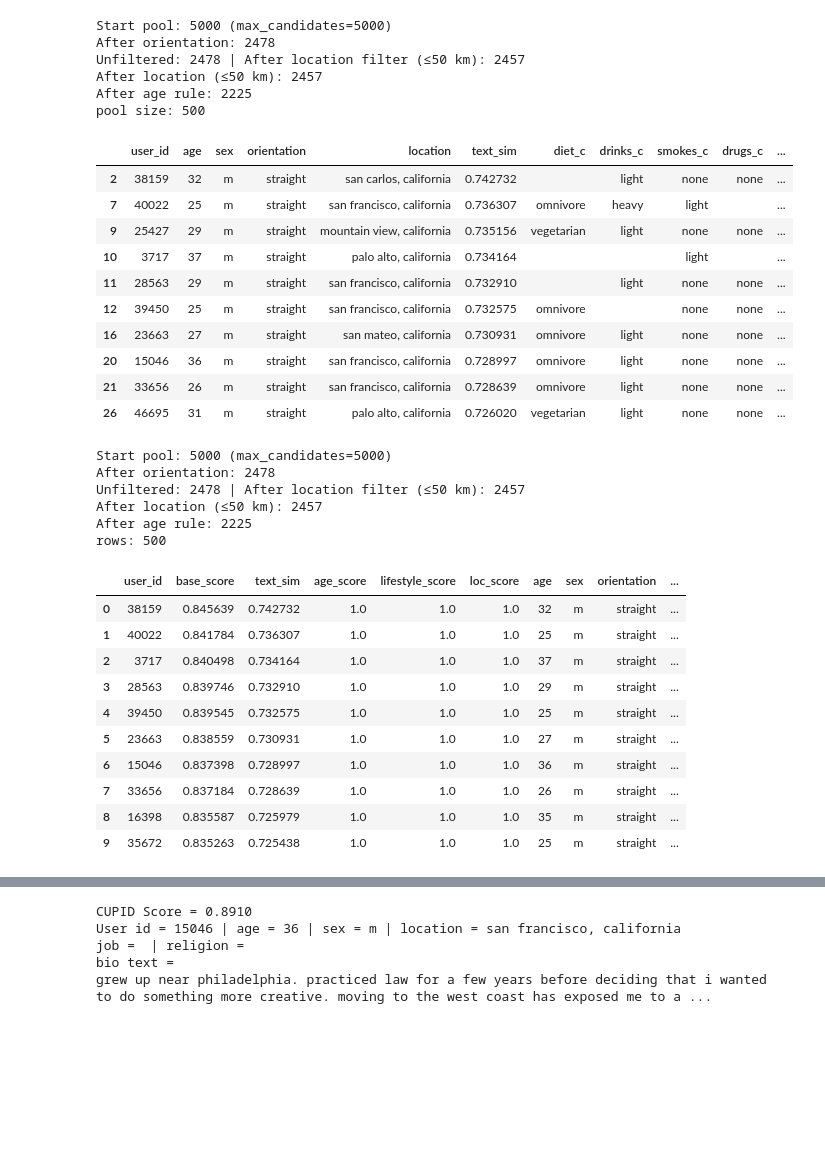
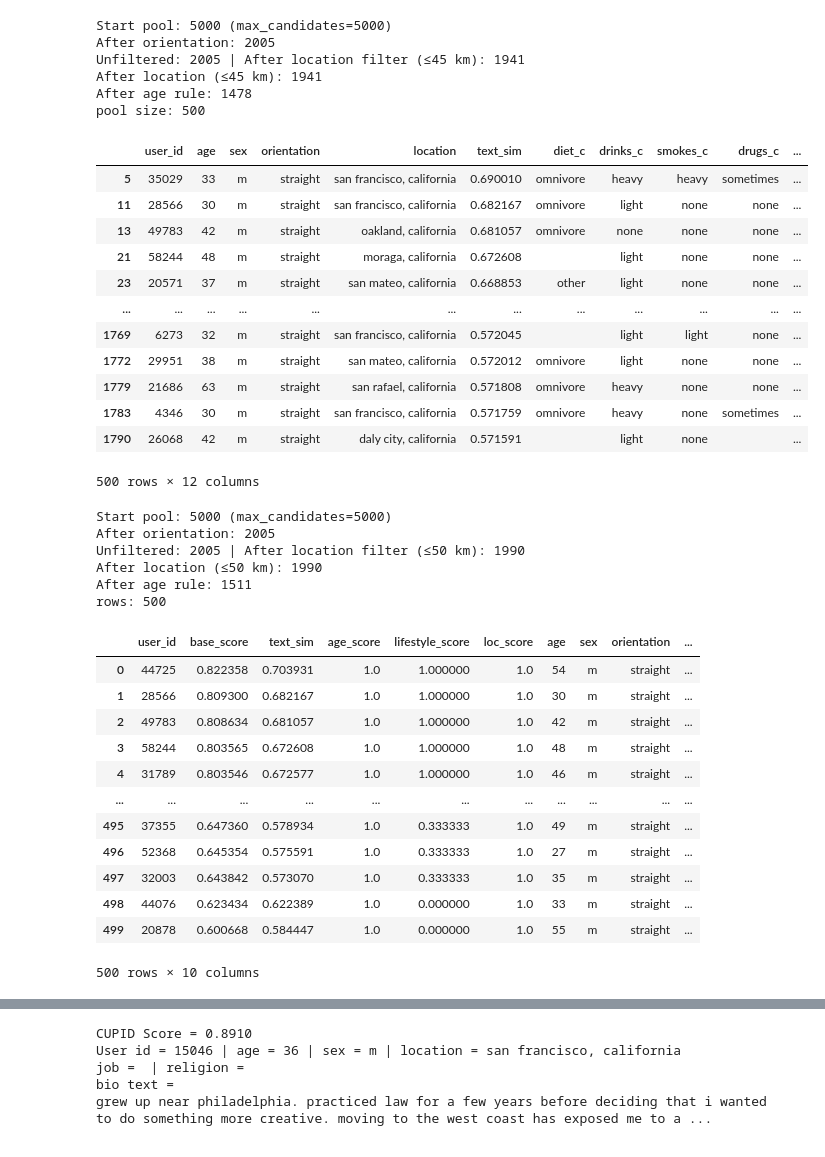
Before and after one commit to KrishaVeera/Decoding-the-Dating-Game, a Jupyter notebook: Custom_Dating_Model.ipynb, the cells around one changed output, grey strips where cells are left out. Cells and saved outputs as stored; diff of their text form; code cells hidden in the pictures; blank space fills up the shorter version.

```diff
--- a/Custom_Dating_Model.ipynb
+++ b/Custom_Dating_Model.ipynb
@@ -31,10 +31,9 @@ After drugs (strict=True): 1008
 df shape: (59946, 39)
 have get_matches? True
 # %%
-# --- knobs (adjust later if you want) ---
-CUPID_TOP_K   = 20
+CUPID_TOP_K   = 100
 CUPID_POOL_K  = 500
-CUPID_MAX_KM  = 50
+CUPID_MAX_KM  = 45
 
 def cupid_candidate_pool(user_id: int,pool_k: int = CUPID_POOL_K,max_km: float = CUPID_MAX_KM) -> pd.DataFrame:
     """
@@ -67,28 +66,30 @@ lifestyle is intentionally left out here, it will be soft later in the scoring s
 runs a quick smoke test so you can see the pool size and first 10 rows
 """
 # %%
-u = 14
+u = 15
 pool = cupid_candidate_pool(user_id=u)
 print("pool size:", len(pool))
-pool.head(10)
+pool
 # %% [output]
 Start pool: 5000 (max_candidates=5000)
-After orientation: 2478
-Unfiltered: 2478 | After location filter (≤50 km): 2457
-After location (≤50 km): 2457
-After age rule: 2225
+After orientation: 2005
+Unfiltered: 2005 | After location filter (≤45 km): 1941
+After location (≤45 km): 1941
+After age rule: 1478
 pool size: 500
 |  | user_id | age | sex | orientation | location | text_sim | diet_c | drinks_c | smokes_c | drugs_c | ... |
-| 2 | 38159 | 32 | m | straight | san carlos, california | 0.742732 |  | light | none | none | ... |
-| 7 | 40022 | 25 | m | straight | san francisco, california | 0.736307 | omnivore | heavy | light |  | ... |
-| 9 | 25427 | 29 | m | straight | mountain view, california | 0.735156 | vegetarian | light | none | none | ... |
-| 10 | 3717 | 37 | m | straight | palo alto, california | 0.734164 |  |  | light |  | ... |
-| 11 | 28563 | 29 | m | straight | san francisco, california | 0.732910 |  | light | none | none | ... |
-| 12 | 39450 | 25 | m | straight | san francisco, california | 0.732575 | omnivore |  | none | none | ... |
-| 16 | 23663 | 27 | m | straight | san mateo, california | 0.730931 | omnivore | light | none | none | ... |
-| 20 | 15046 | 36 | m | straight | san francisco, california | 0.728997 | omnivore | light | none | none | ... |
-| 21 | 33656 | 26 | m | straight | san francisco, california | 0.728639 | omnivore | light | none | none | ... |
-| 26 | 46695 | 31 | m | straight | palo alto, california | 0.726020 | vegetarian | light | none | none | ... |
+| 5 | 35029 | 33 | m | straight | san francisco, california | 0.690010 | omnivore | heavy | heavy | sometimes | ... |
+| 11 | 28566 | 30 | m | straight | san francisco, california | 0.682167 | omnivore | light | none | none | ... |
+| 13 | 49783 | 42 | m | straight | oakland, california | 0.681057 | omnivore | none | none | none | ... |
+| 21 | 58244 | 48 | m | straight | moraga, california | 0.672608 |  | light | none | none | ... |
+| 23 | 20571 | 37 | m | straight | san mateo, california | 0.668853 | other | light | none | none | ... |
+| ... | ... | ... | ... | ... | ... | ... | ... | ... | ... | ... | ... |
+| 1769 | 6273 | 32 | m | straight | san francisco, california | 0.572045 |  | light | light | none | ... |
+| 1772 | 29951 | 38 | m | straight | san mateo, california | 0.572012 | omnivore | light | none | none | ... |
+| 1779 | 21686 | 63 | m | straight | san rafael, california | 0.571808 | omnivore | heavy | none | none | ... |
+| 1783 | 4346 | 30 | m | straight | san francisco, california | 0.571759 | omnivore | heavy | none | sometimes | ... |
+| 1790 | 26068 | 42 | m | straight | daly city, california | 0.571591 |  | light | none |  | ... |
+500 rows × 12 columns
 # %%
 #Base compatibility (text/age/lifestyle/location)
 # Uses your compute_component_scores to get component columns, then blends them into a single base_score (no freshness/explore yet).
@@ -138,28 +139,30 @@ def cupid_base_compat(user_id: int,pool_k: int = CUPID_POOL_K,max_km: float = CU
 
     return c[need].sort_values("base_score", ascending=False).reset_index(drop=True)
 # %%
-u = 14
+u = 15
 base = cupid_base_compat(user_id=u)
 print("rows:", len(base))
-base.head(10)
+base
 # %% [output]
 Start pool: 5000 (max_candidates=5000)
-After orientation: 2478
-Unfiltered: 2478 | After location filter (≤50 km): 2457
-After location (≤50 km): 2457
-After age rule: 2225
+After orientation: 2005
+Unfiltered: 2005 | After location filter (≤50 km): 1990
+After location (≤50 km): 1990
+After age rule: 1511
 rows: 500
 |  | user_id | base_score | text_sim | age_score | lifestyle_score | loc_score | age | sex | orientation | ... |
-| 0 | 38159 | 0.845639 | 0.742732 | 1.0 | 1.0 | 1.0 | 32 | m | straight | ... |
-| 1 | 40022 | 0.841784 | 0.736307 | 1.0 | 1.0 | 1.0 | 25 | m | straight | ... |
-| 2 | 3717 | 0.840498 | 0.734164 | 1.0 | 1.0 | 1.0 | 37 | m | straight | ... |
-| 3 | 28563 | 0.839746 | 0.732910 | 1.0 | 1.0 | 1.0 | 29 | m | straight | ... |
-| 4 | 39450 | 0.839545 | 0.732575 | 1.0 | 1.0 | 1.0 | 25 | m | straight | ... |
-| 5 | 23663 | 0.838559 | 0.730931 | 1.0 | 1.0 | 1.0 | 27 | m | straight | ... |
-| 6 | 15046 | 0.837398 | 0.728997 | 1.0 | 1.0 | 1.0 | 36 | m | straight | ... |
-| 7 | 33656 | 0.837184 | 0.728639 | 1.0 | 1.0 | 1.0 | 26 | m | straight | ... |
-| 8 | 16398 | 0.835587 | 0.725979 | 1.0 | 1.0 | 1.0 | 35 | m | straight | ... |
-| 9 | 35672 | 0.835263 | 0.725438 | 1.0 | 1.0 | 1.0 | 25 | m | straight | ... |
+| 0 | 44725 | 0.822358 | 0.703931 | 1.0 | 1.000000 | 1.0 | 54 | m | straight | ... |
+| 1 | 28566 | 0.809300 | 0.682167 | 1.0 | 1.000000 | 1.0 | 30 | m | straight | ... |
+| 2 | 49783 | 0.808634 | 0.681057 | 1.0 | 1.000000 | 1.0 | 42 | m | straight | ... |
+| 3 | 58244 | 0.803565 | 0.672608 | 1.0 | 1.000000 | 1.0 | 48 | m | straight | ... |
+| 4 | 31789 | 0.803546 | 0.672577 | 1.0 | 1.000000 | 1.0 | 46 | m | straight | ... |
+| ... | ... | ... | ... | ... | ... | ... | ... | ... | ... | ... |
+| 495 | 37355 | 0.647360 | 0.578934 | 1.0 | 0.333333 | 1.0 | 49 | m | straight | ... |
+| 496 | 52368 | 0.645354 | 0.575591 | 1.0 | 0.333333 | 1.0 | 27 | m | straight | ... |
+| 497 | 32003 | 0.643842 | 0.573070 | 1.0 | 0.333333 | 1.0 | 35 | m | straight | ... |
+| 498 | 44076 | 0.623434 | 0.622389 | 1.0 | 0.000000 | 1.0 | 33 | m | straight | ... |
+| 499 | 20878 | 0.600668 | 0.584447 | 1.0 | 0.000000 | 1.0 | 55 | m | straight | ... |
+500 rows × 10 columns
 # %%
 # Freshness
 # - Format last_online to YYYY-MM-DD
```
Also changed, not shown: parts of 7 cells of this notebook, 3 other files.
